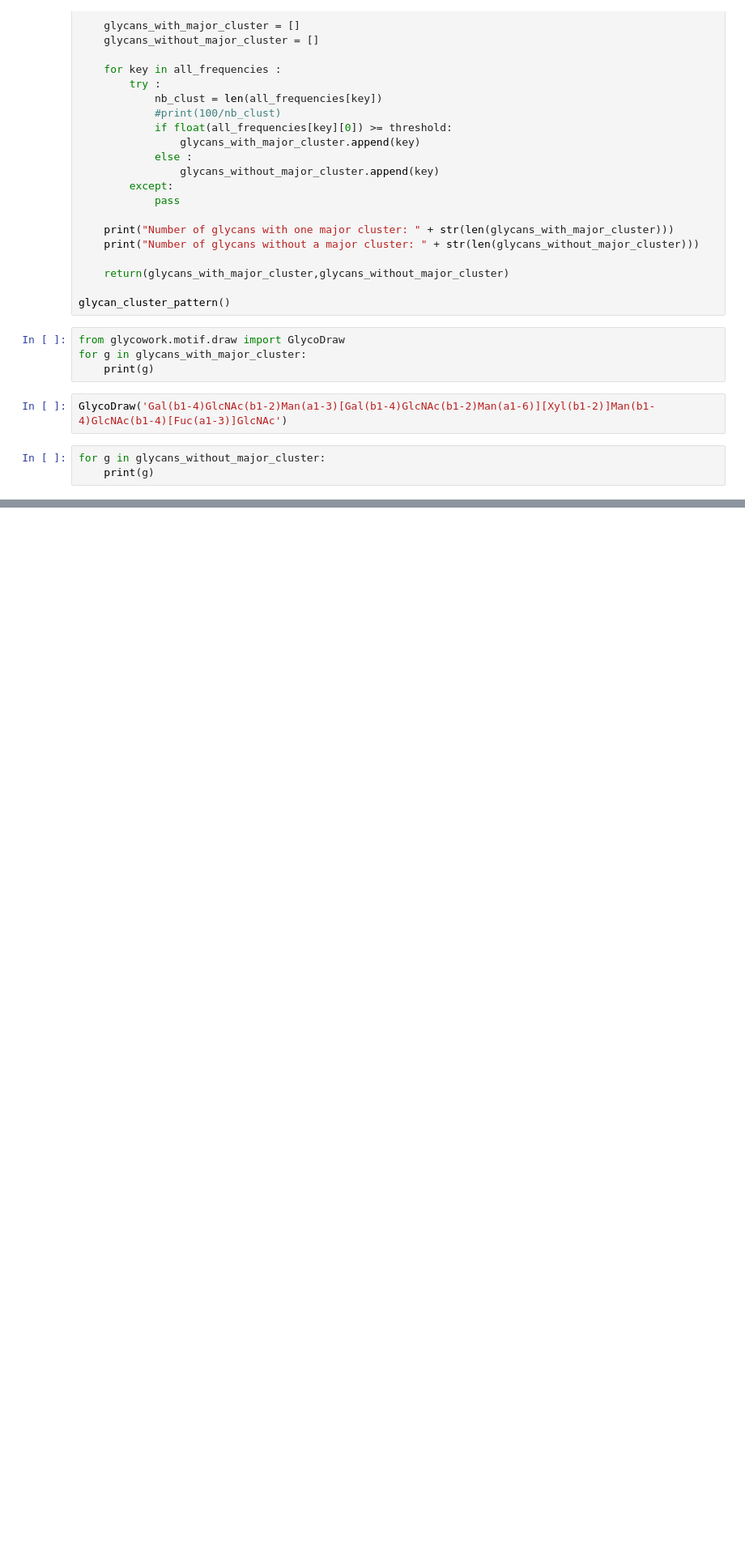
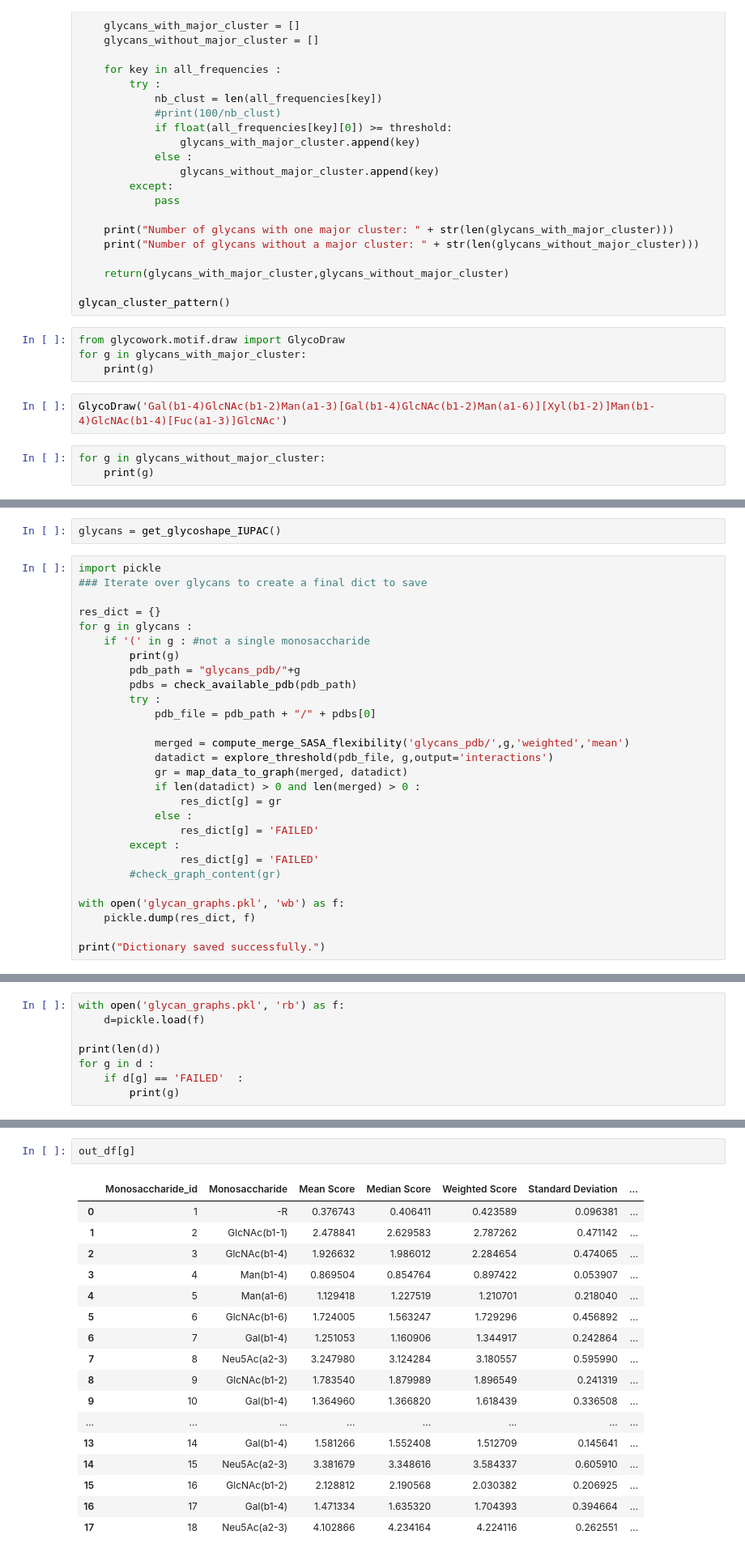
Before and after one commit to lthomes/glycontact, a Jupyter notebook: process_data.ipynb, the cells around one changed output, grey strips where cells are left out. Shown at 81% size. Cells and saved outputs as stored; diff of their text form; blank space fills up the shorter version.

Commit message:
feat(process.py) : adding functions to compute SASA and global flexibility, merging them, mapping them to a dictionnary, and saving the dictionnary as a pickle object to share with collaborators

```diff
--- a/process_data.ipynb
+++ b/process_data.ipynb
@@ -1906,0 +1909,30 @@ for g in glycans_without_major_cluster:
+# %%
+glycans = get_glycoshape_IUPAC()
+# %%
+import pickle
+### Iterate over glycans to create a final dict to save
+
+res_dict = {}
+for g in glycans :
+    if '(' in g : #not a single monosaccharide
+        print(g)
+        pdb_path = "glycans_pdb/"+g
+        pdbs = check_available_pdb(pdb_path)
+        try :
+            pdb_file = pdb_path + "/" + pdbs[0]
+
+            merged = compute_merge_SASA_flexibility('glycans_pdb/',g,'weighted','mean')
+            datadict = explore_threshold(pdb_file, g,output='interactions')
+            gr = map_data_to_graph(merged, datadict)
+            if len(datadict) > 0 and len(merged) > 0 :
+                res_dict[g] = gr
+            else :
+                res_dict[g] = 'FAILED'
+        except :
+                res_dict[g] = 'FAILED'
+        #check_graph_content(gr)
+
+with open('glycan_graphs.pkl', 'wb') as f:
+    pickle.dump(res_dict, f)
+
+print("Dictionary saved successfully.")
@@ -1906,0 +1957,8 @@ for g in glycans_without_major_cluster:
+# %%
+with open('glycan_graphs.pkl', 'rb') as f:
+    d=pickle.load(f)
+
+print(len(d))
+for g in d :
+    if d[g] == 'FAILED'  :
+        print(g)
@@ -1906,0 +1993,20 @@ for g in glycans_without_major_cluster:
+# %%
+out_df[g]
+# %% [output]
+|  | Monosaccharide_id | Monosaccharide | Mean Score | Median Score | Weighted Score | Standard Deviation | ... |
+| 0 | 1 | -R | 0.376743 | 0.406411 | 0.423589 | 0.096381 | ... |
+| 1 | 2 | GlcNAc(b1-1) | 2.478841 | 2.629583 | 2.787262 | 0.471142 | ... |
+| 2 | 3 | GlcNAc(b1-4) | 1.926632 | 1.986012 | 2.284654 | 0.474065 | ... |
+| 3 | 4 | Man(b1-4) | 0.869504 | 0.854764 | 0.897422 | 0.053907 | ... |
+| 4 | 5 | Man(a1-6) | 1.129418 | 1.227519 | 1.210701 | 0.218040 | ... |
+| 5 | 6 | GlcNAc(b1-6) | 1.724005 | 1.563247 | 1.729296 | 0.456892 | ... |
+| 6 | 7 | Gal(b1-4) | 1.251053 | 1.160906 | 1.344917 | 0.242864 | ... |
+| 7 | 8 | Neu5Ac(a2-3) | 3.247980 | 3.124284 | 3.180557 | 0.595990 | ... |
+| 8 | 9 | GlcNAc(b1-2) | 1.783540 | 1.879989 | 1.896549 | 0.241319 | ... |
+| 9 | 10 | Gal(b1-4) | 1.364960 | 1.366820 | 1.618439 | 0.336508 | ... |
+| ... | ... | ... | ... | ... | ... | ... | ... |
+| 13 | 14 | Gal(b1-4) | 1.581266 | 1.552408 | 1.512709 | 0.145641 | ... |
+| 14 | 15 | Neu5Ac(a2-3) | 3.381679 | 3.348616 | 3.584337 | 0.605910 | ... |
+| 15 | 16 | GlcNAc(b1-2) | 2.128812 | 2.190568 | 2.030382 | 0.206925 | ... |
+| 16 | 17 | Gal(b1-4) | 1.471334 | 1.635320 | 1.704393 | 0.394664 | ... |
+| 17 | 18 | Neu5Ac(a2-3) | 4.102866 | 4.234164 | 4.224116 | 0.262551 | ... |
```
Also changed, not shown: parts of 8 cells of this notebook, 6 other files.
